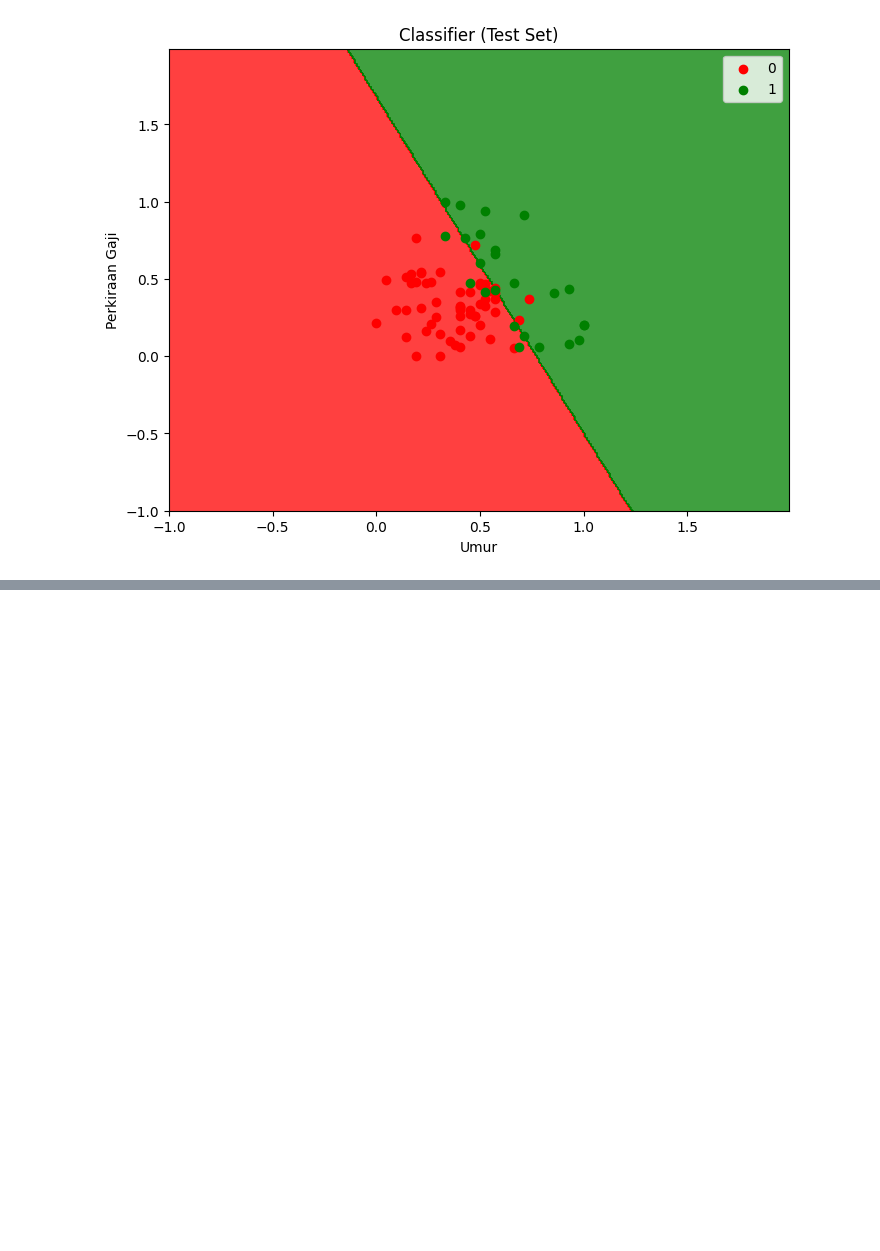
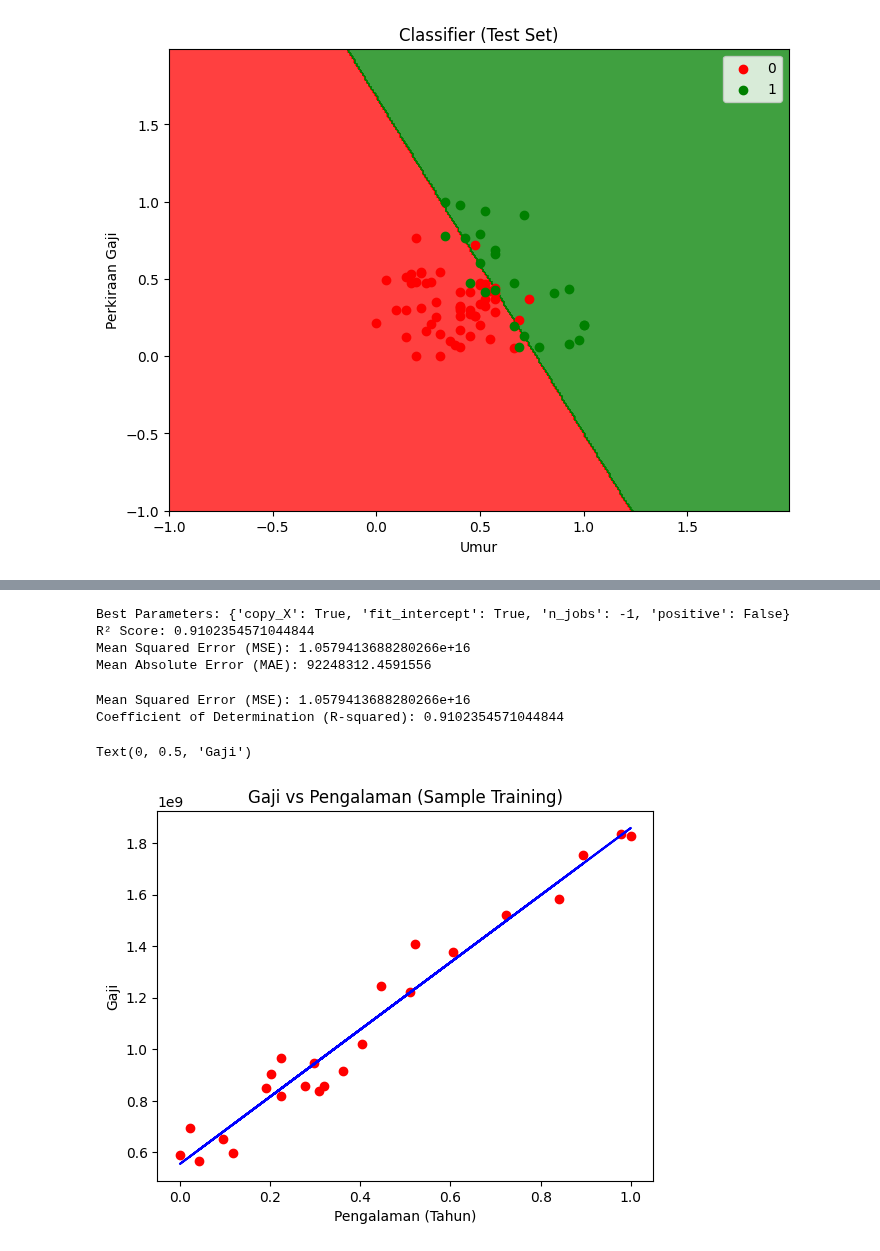
Before and after one commit to JunetzMasihBelajar/2025_AI_TI1B, a Jupyter notebook: Jobsheet8.ipynb, the cells around one changed output, grey strips where cells are left out. Drawn from its saved outputs; the diff is of its cells as text; code cells hidden in the pictures; blank space fills up the shorter version.

```diff
--- a/Jobsheet8.ipynb
+++ b/Jobsheet8.ipynb
@@ -749,0 +899,60 @@ plt.show()
+# %%
+regressor = LinearRegression(
+    fit_intercept=True,   # Apakah menambahkan intersep (bias). Default: True
+    copy_X=True,          # Apakah menyalin X sebelum diproses. Default: True
+    # Jumlah core CPU yang dipakai untuk perhitungan. Bisa di-set -1 biar semua core
+    n_jobs=None,
+    positive=False        # Jika True, hanya menghasilkan koefisien positif
+)
+
+param_ridge = {
+    'fit_intercept': [True, False],
+    'copy_X': [True],
+    'n_jobs': [-1],
+    # Tapi ini hanya didukung mulai scikit-learn versi 0.24
+    'positive': [False, True]
+}
+
+regressor = LinearRegression()
+grid_tree = GridSearchCV(regressor, param_ridge, cv=5)
+grid_tree.fit(X_train, y_train)
+y_pred = grid_tree.predict(X_test)
+# %%
+# Prediksi dengan model terbaik
+y_pred = grid_tree.predict(X_test)
+
+# Hitung metrik evaluasi
+mse = mean_squared_error(y_test, y_pred)
+mae = mean_absolute_error(y_test, y_pred)
+r2 = r2_score(y_test, y_pred)
+
+# Cetak hasil
+print("Best Parameters:", grid_tree.best_params_)
+print("R² Score:", r2)
+print("Mean Squared Error (MSE):", mse)
+print("Mean Absolute Error (MAE):", mae)
+# %% [output]
+Best Parameters: {'copy_X': True, 'fit_intercept': True, 'n_jobs': -1, 'positive': False}
+R² Score: 0.9102354571044844
+Mean Squared Error (MSE): 1.0579413688280266e+16
+Mean Absolute Error (MAE): 92248312.4591556
+# %%
+# Menghitung Mean Squared Error (MSE)
+mse = mean_squared_error(y_test, y_pred)
+print("Mean Squared Error (MSE):", mse)
+
+# Menghitung Coefficient of Determination (R-squared)
+r2 = r2_score(y_test, y_pred)
+print("Coefficient of Determination (R-squared):", r2)
+# %% [output]
+Mean Squared Error (MSE): 1.0579413688280266e+16
+Coefficient of Determination (R-squared): 0.9102354571044844
+# %%
+plt.scatter(X_train, y_train, color='red')
+plt.plot(X_train, grid_tree.predict(X_train), color='blue')
+plt.title('Gaji vs Pengalaman (Sample Training)')
+plt.xlabel('Pengalaman (Tahun)')
+plt.ylabel('Gaji')
+# %% [output]
+Text(0, 0.5, 'Gaji')
+[figure, added]
```
Also changed, not shown: parts of 31 cells of this notebook.
